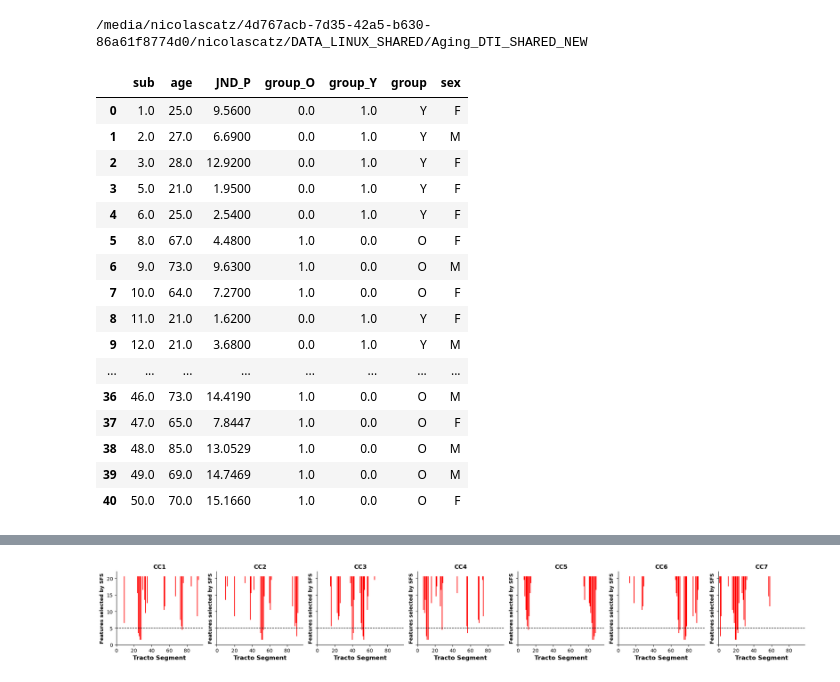
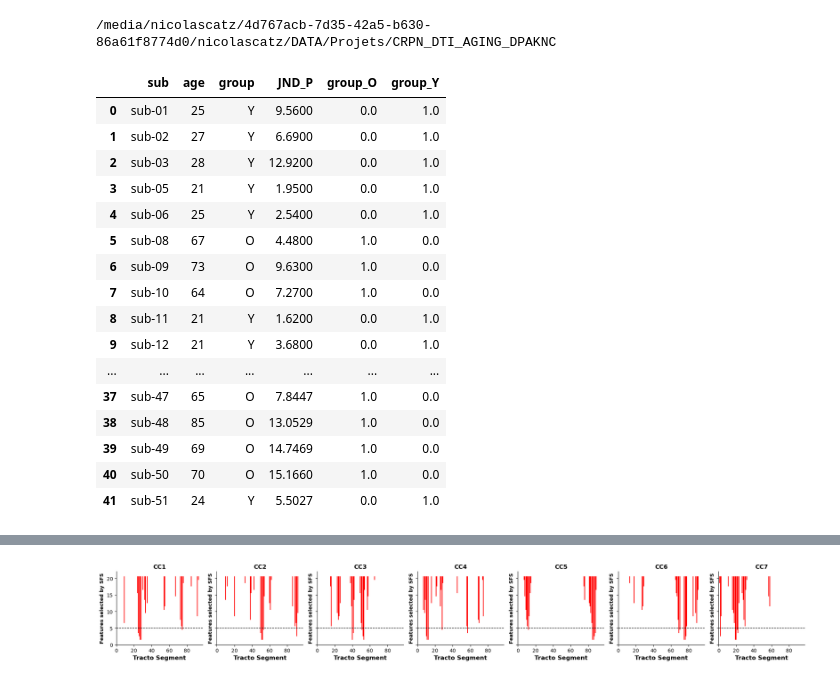
Before and after one commit to nicolascatz/CRPN_DTI_AGING_DPAKNC, a Jupyter notebook: scripts/FINAL_FigureAndML_DTI_V1.ipynb, the cells around one changed output, grey strips where cells are left out. Saved outputs shown, nothing was run; the diff lists cells and outputs as text; code cells hidden in the pictures.

```diff
--- a/scripts/FINAL_FigureAndML_DTI_V1.ipynb
+++ b/scripts/FINAL_FigureAndML_DTI_V1.ipynb
@@ -1,9 +1,6 @@
 # %%
 #dti_metric choose 'FA','MD','RD' or 'AD'
 dti_metric='FA'
-
-
-
 
 addtocc='_all_woimputed' #addtocc='_46removed'
 
@@ -22,53 +19,53 @@ knn_K_num_shuffles = 100  ## MOVED in the top section
 num_shuffles = knn_K_num_shuffles
 
 make_jointplot=0
 
 #________________________________________________________________________
 
 import os
 import numpy as np
 import pandas as pd
 import matplotlib.pyplot as plt
 import seaborn as sns
 import matplotlib.gridspec as gridspec
 import warnings
 warnings.filterwarnings('ignore')
 from sklearn.feature_selection import SequentialFeatureSelector
 
 cwd = os.getcwd()
 print(cwd)
 # pathfile=r'D:\DATA\Aging_DTI_SHARED_NEW'
-pathfile=r'/media/nicolascatz/4d767acb-7d35-42a5-b630-86a61f8774d0/nicolascatz/DATA_LINUX_SHARED/Aging_DTI_SHARED_NEW/'
-pathsavefigure=r'/media/nicolascatz/4d767acb-7d35-42a5-b630-86a61f8774d0/nicolascatz/DATA_LINUX_SHARED/Aging_DTI_SHARED_NEW/FIGURES/'
+pathfile=r'/media/nicolascatz/4d767acb-7d35-42a5-b630-86a61f8774d0/nicolascatz/DATA/Projets/CRPN_DTI_AGING_DPAKNC/'
+pathsavefigure=pathfile+'figures/'
 # pathsavefigure=r'D:\DATA\Aging_DTI_SHARED_NEW/FIGURES/'
 
 os.chdir(pathfile)
 cwd = os.getcwd()
 
 ##  OPEN DATA FILE / CSV subject
 
 SubjectTable= pd.read_csv(sujectpreprocfile, sep=",")
 
 SubjectTable
 # %% [output]
-/media/nicolascatz/4d767acb-7d35-42a5-b630-86a61f8774d0/nicolascatz/DATA_LINUX_SHARED/Aging_DTI_SHARED_NEW
+/media/nicolascatz/4d767acb-7d35-42a5-b630-86a61f8774d0/nicolascatz/DATA/Projets/CRPN_DTI_AGING_DPAKNC
-|  | sub | age | JND_P | group_O | group_Y | group | sex |
-| 0 | 1.0 | 25.0 | 9.5600 | 0.0 | 1.0 | Y | F |
-| 1 | 2.0 | 27.0 | 6.6900 | 0.0 | 1.0 | Y | M |
-| 2 | 3.0 | 28.0 | 12.9200 | 0.0 | 1.0 | Y | F |
-| 3 | 5.0 | 21.0 | 1.9500 | 0.0 | 1.0 | Y | F |
-| 4 | 6.0 | 25.0 | 2.5400 | 0.0 | 1.0 | Y | F |
-| 5 | 8.0 | 67.0 | 4.4800 | 1.0 | 0.0 | O | F |
-| 6 | 9.0 | 73.0 | 9.6300 | 1.0 | 0.0 | O | M |
-| 7 | 10.0 | 64.0 | 7.2700 | 1.0 | 0.0 | O | F |
-| 8 | 11.0 | 21.0 | 1.6200 | 0.0 | 1.0 | Y | F |
-| 9 | 12.0 | 21.0 | 3.6800 | 0.0 | 1.0 | Y | M |
-| ... | ... | ... | ... | ... | ... | ... | ... |
-| 36 | 46.0 | 73.0 | 14.4190 | 1.0 | 0.0 | O | M |
-| 37 | 47.0 | 65.0 | 7.8447 | 1.0 | 0.0 | O | F |
-| 38 | 48.0 | 85.0 | 13.0529 | 1.0 | 0.0 | O | M |
-| 39 | 49.0 | 69.0 | 14.7469 | 1.0 | 0.0 | O | M |
-| 40 | 50.0 | 70.0 | 15.1660 | 1.0 | 0.0 | O | F |
+|  | sub | age | group | JND_P | group_O | group_Y |
+| 0 | sub-01 | 25 | Y | 9.5600 | 0.0 | 1.0 |
+| 1 | sub-02 | 27 | Y | 6.6900 | 0.0 | 1.0 |
+| 2 | sub-03 | 28 | Y | 12.9200 | 0.0 | 1.0 |
+| 3 | sub-05 | 21 | Y | 1.9500 | 0.0 | 1.0 |
+| 4 | sub-06 | 25 | Y | 2.5400 | 0.0 | 1.0 |
+| 5 | sub-08 | 67 | O | 4.4800 | 1.0 | 0.0 |
+| 6 | sub-09 | 73 | O | 9.6300 | 1.0 | 0.0 |
+| 7 | sub-10 | 64 | O | 7.2700 | 1.0 | 0.0 |
+| 8 | sub-11 | 21 | Y | 1.6200 | 0.0 | 1.0 |
+| 9 | sub-12 | 21 | Y | 3.6800 | 0.0 | 1.0 |
+| ... | ... | ... | ... | ... | ... | ... |
+| 37 | sub-47 | 65 | O | 7.8447 | 1.0 | 0.0 |
+| 38 | sub-48 | 85 | O | 13.0529 | 1.0 | 0.0 |
+| 39 | sub-49 | 69 | O | 14.7469 | 1.0 | 0.0 |
+| 40 | sub-50 | 70 | O | 15.1660 | 1.0 | 0.0 |
+| 41 | sub-51 | 24 | Y | 5.5027 | 0.0 | 1.0 |
 # %%
 
 ## create 2 groups of JND below and above median of JND q=2
```
Also changed, not shown: parts of 3 cells of this notebook, 3 other files.
